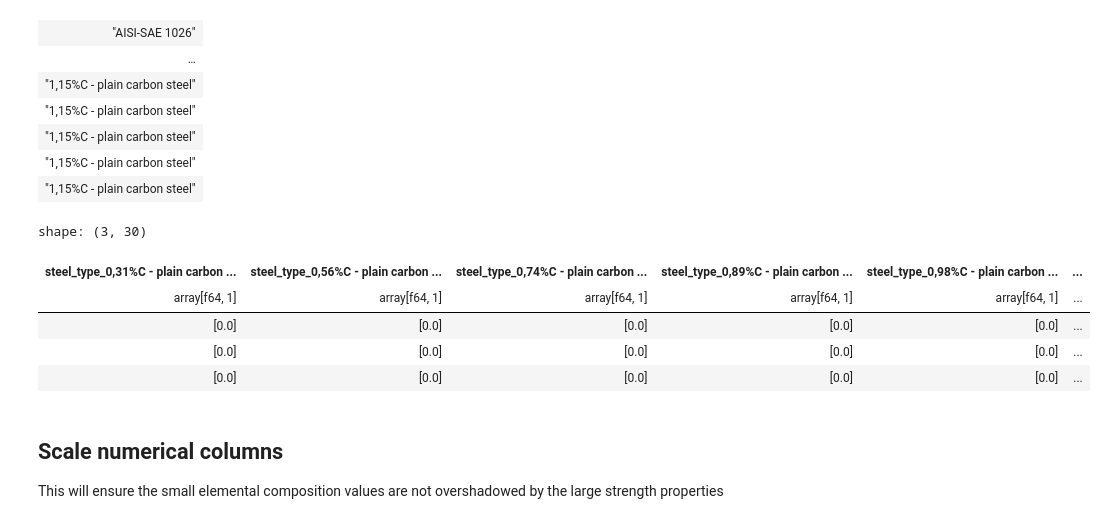
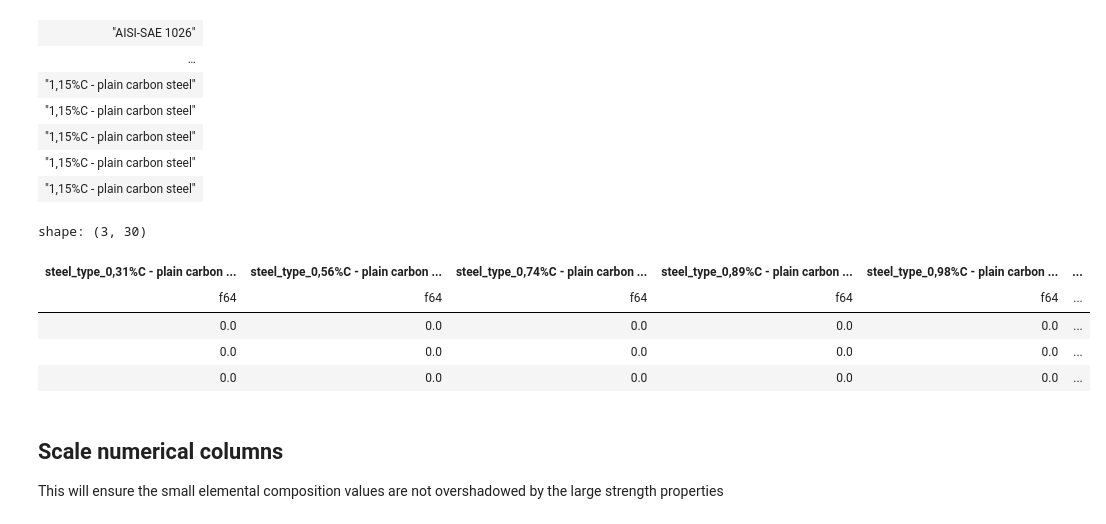
Before and after one commit to Nate-Sheibley/Mild-Steel-Tempering, a Jupyter notebook: Mild_Steel_Tempering-main.ipynb, the cells around one changed output. Saved outputs shown, nothing was run; the diff lists cells and outputs as text; code cells hidden in the pictures.

```diff
--- a/Mild_Steel_Tempering-main.ipynb
+++ b/Mild_Steel_Tempering-main.ipynb
@@ -1368,26 +1371,26 @@ shape: (1_286, 1)
 # %%
 # create the transformers
 ohe = OneHotEncoder(handle_unknown='ignore')
 
 oh_transformed = ohe.fit_transform(to_onehot)
 
 # get the transformed column names
 ohe_names = ohe.get_feature_names_out()
 
 # 4 stack exchange methods tried. Then I made this one up ¯\_(ツ)_/¯
 # Combinated of recenly changed API and polars I think, no way to rename all columns like in pandas.
 columns = [f'column_{x}' for x in range(0, 30)]
 rename_dict = dict(zip(columns, ohe_names))
 
-df_ohe_encoded = pl.DataFrame(oh_transformed.todense()).rename(rename_dict)
+df_ohe_encoded = pl.DataFrame(oh_transformed.toarray()).rename(rename_dict)
 df_ohe_encoded.tail(3)
 # %% [output]
 shape: (3, 30)
 | steel_type_0,31%C - plain carbon ... | steel_type_0,56%C - plain carbon ... | steel_type_0,74%C - plain carbon ... | steel_type_0,89%C - plain carbon ... | steel_type_0,98%C - plain carbon ... | ... |
-| array[f64, 1] | array[f64, 1] | array[f64, 1] | array[f64, 1] | array[f64, 1] | ... |
-| [0.0] | [0.0] | [0.0] | [0.0] | [0.0] | ... |
-| [0.0] | [0.0] | [0.0] | [0.0] | [0.0] | ... |
-| [0.0] | [0.0] | [0.0] | [0.0] | [0.0] | ... |
+| f64 | f64 | f64 | f64 | f64 | ... |
+| 0.0 | 0.0 | 0.0 | 0.0 | 0.0 | ... |
+| 0.0 | 0.0 | 0.0 | 0.0 | 0.0 | ... |
+| 0.0 | 0.0 | 0.0 | 0.0 | 0.0 | ... |
 # %% [markdown]
 ## Scale numerical columns
 This will ensure the small elemental composition values are not overshadowed by the large strength properties
```
Also changed, not shown: parts of 44 cells of this notebook, 5 other files.
